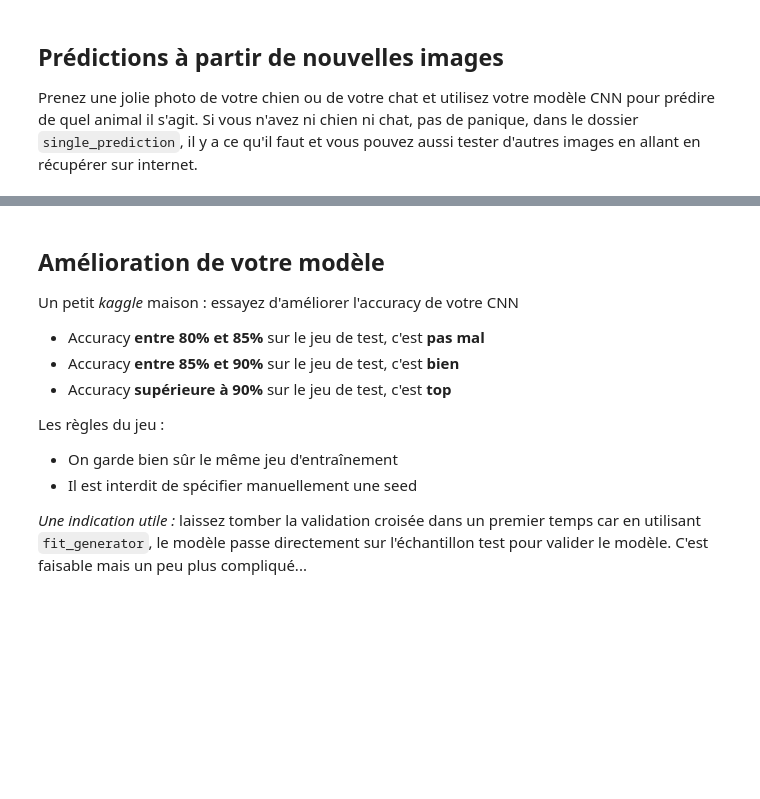
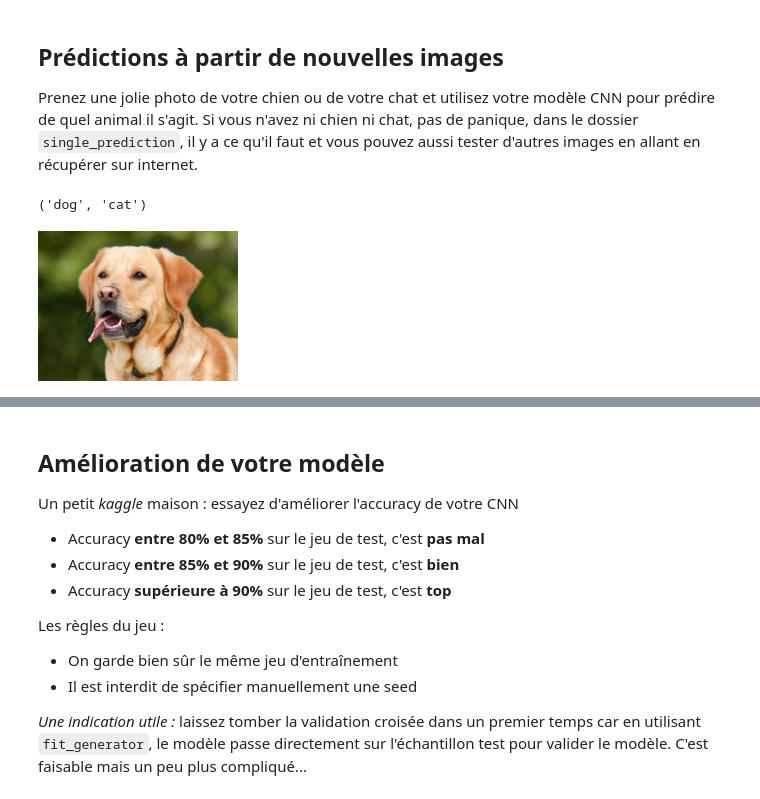
Before and after one commit to louiskuhn/IA-P2-Euskadi, a Jupyter notebook: Ressources/Deep Learning/Convolutionnal Neural Network/CNN - exo.ipynb, the cells around one changed output, grey strips where cells are left out. Saved outputs shown, nothing was run; the diff lists cells and outputs as text; code cells hidden in the pictures; blank space fills up the shorter version.

```diff
--- a/Ressources/Deep Learning/Convolutionnal Neural Network/CNN - exo.ipynb
+++ b/Ressources/Deep Learning/Convolutionnal Neural Network/CNN - exo.ipynb
@@ -54,0 +146,9 @@ Prenez une jolie photo de votre chien ou de votre chat et utilisez votre modèle
+# %%
+new_prediction('dataset/single_prediction/cat_or_dog_1.jpg'), new_prediction('dataset/single_prediction/cat_or_dog_2.jpg')
+# %% [output]
+('dog', 'cat')
+# %%
+from IPython.display import Image
+Image(filename='dataset/single_prediction/cat_or_dog_1.jpg', width=200)
+# %% [output]
+[figure, added]
```
Also changed, not shown: parts of 12 cells of this notebook.
